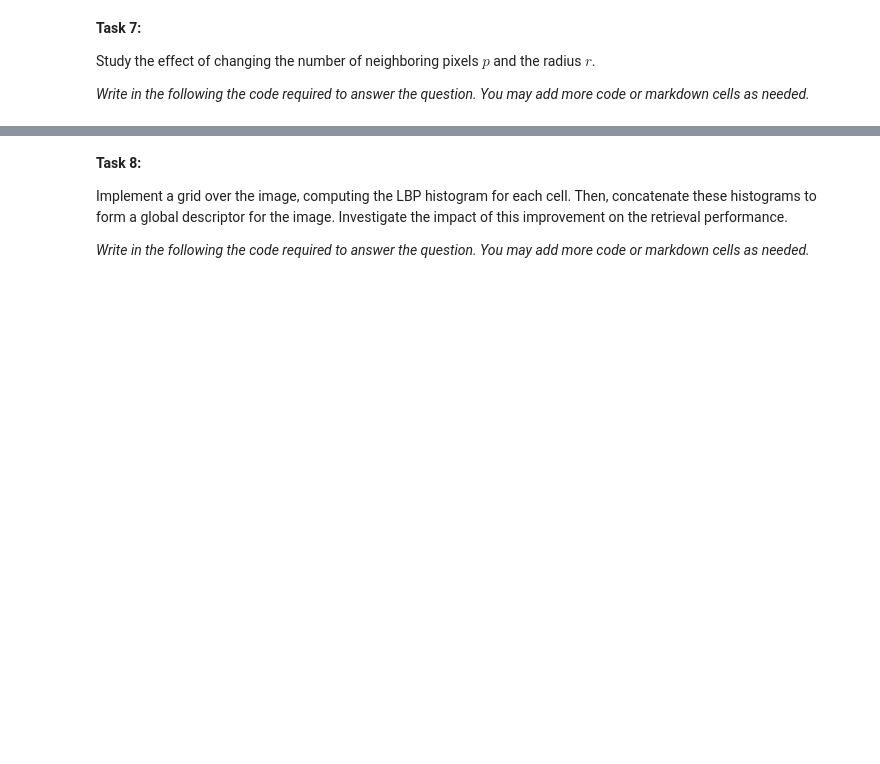
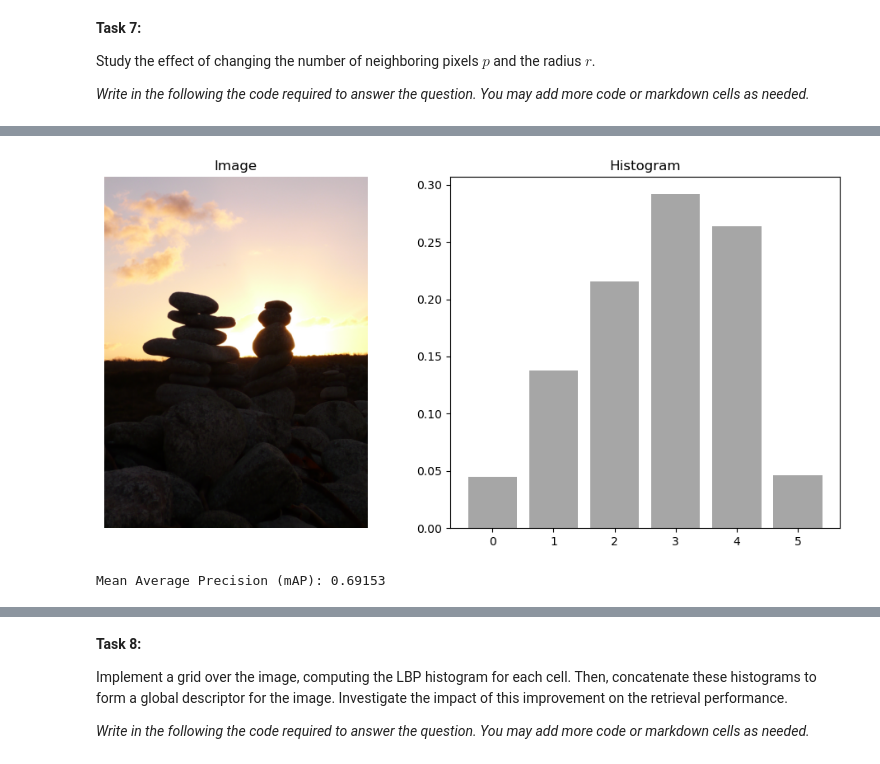
Before and after one commit to Frankwii/IIRBC_assignment1, a Jupyter notebook: 11762_Image_Description.ipynb, the cells around one changed output, grey strips where cells are left out. Cells and saved outputs as stored; diff of their text form; code cells hidden in the pictures; blank space fills up the shorter version.

```diff
--- a/11762_Image_Description.ipynb
+++ b/11762_Image_Description.ipynb
@@ -299,0 +329,14 @@ Study the effect of changing the number of neighboring pixels $p$ and the radius
+# %%
+show_histogram(image, 4, 1)
+# %% [output]
+[figure, added]
+# %%
+mAP_lbp = 0.0
+
+cbir = a1.CBIR(a1.compute_lbp_descriptor, p=12, r=2)
+cbir.build_image_db(dataset.load_database_images())
+mAP_lbp = cbir.compute_mAP(dataset)
+
+print('Mean Average Precision (mAP): %.5f' % mAP_lbp)
+# %% [output]
+Mean Average Precision (mAP): 0.69153
```
Also changed, not shown: parts of 13 cells of this notebook, 1 other file.
